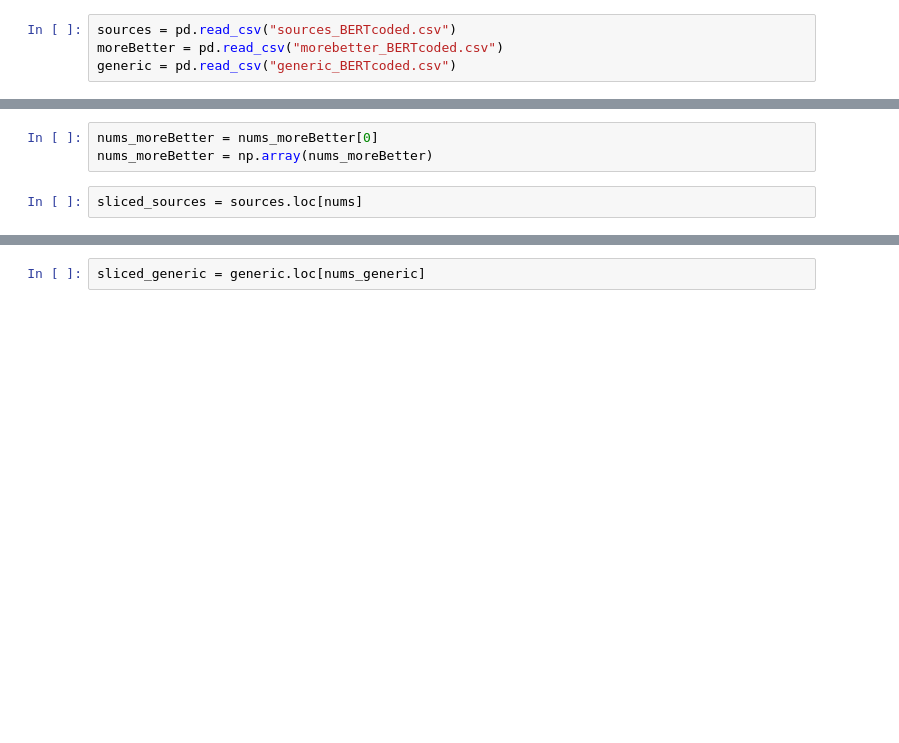
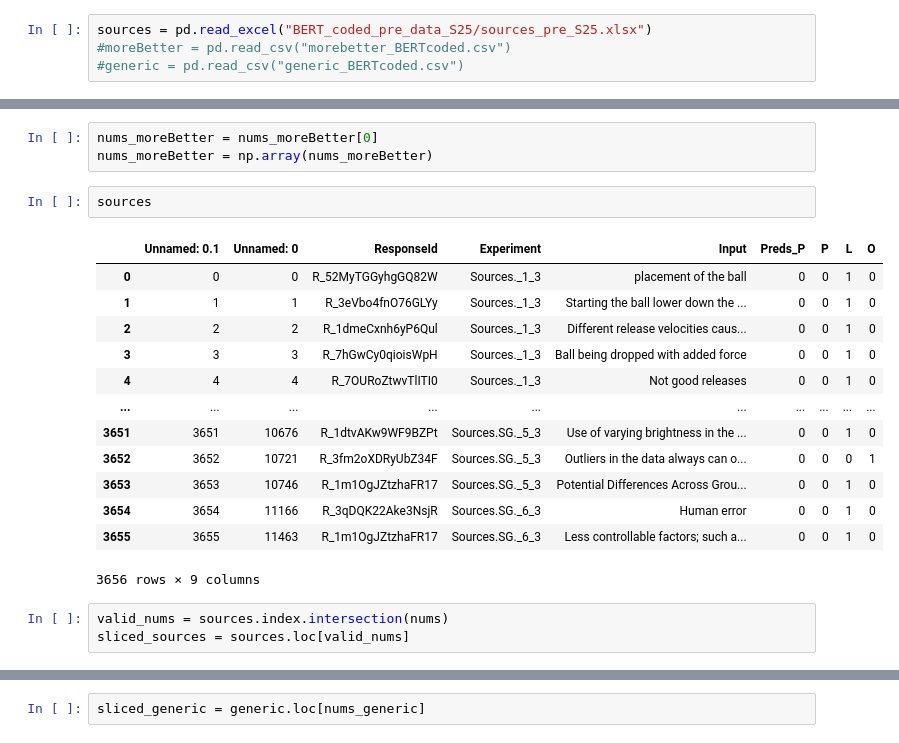
Before and after one commit to rlm854/NLP_quantum_classical_measurement, a Jupyter notebook: RM_BERT_Unc.ipynb, the cells around one changed output, grey strips where cells are left out. Cells and saved outputs as stored; diff of their text form; blank space fills up the shorter version.

```diff
--- a/RM_BERT_Unc.ipynb
+++ b/RM_BERT_Unc.ipynb
@@ -4,7 +4,7 @@ import numpy as np
 import matplotlib.pyplot as plt
 import sklearn.metrics as skm
 # %%
-sources = pd.read_csv("sources_BERTcoded.csv")
-moreBetter = pd.read_csv("morebetter_BERTcoded.csv")
-generic = pd.read_csv("generic_BERTcoded.csv")
+sources = pd.read_excel("BERT_coded_pre_data_S25/sources_pre_S25.xlsx")
+#moreBetter = pd.read_csv("morebetter_BERTcoded.csv")
+#generic = pd.read_csv("generic_BERTcoded.csv")
 # %%
@@ -48,5 +51,22 @@ nums_generic = np.array(nums_generic)
 # %%
 nums_moreBetter = nums_moreBetter[0]
 nums_moreBetter = np.array(nums_moreBetter)
+# %%
+sources
+# %% [output]
+|  | Unnamed: 0.1 | Unnamed: 0 | ResponseId | Experiment | Input | Preds_P | P | L | O |
+| 0 | 0 | 0 | R_52MyTGGyhgGQ82W | Sources._1_3 | placement of the ball | 0 | 0 | 1 | 0 |
+| 1 | 1 | 1 | R_3eVbo4fnO76GLYy | Sources._1_3 | Starting the ball lower down the ... | 0 | 0 | 1 | 0 |
+| 2 | 2 | 2 | R_1dmeCxnh6yP6Qul | Sources._1_3 | Different release velocities caus... | 0 | 0 | 1 | 0 |
+| 3 | 3 | 3 | R_7hGwCy0qioisWpH | Sources._1_3 | Ball being dropped with added force | 0 | 0 | 1 | 0 |
+| 4 | 4 | 4 | R_7OURoZtwvTlITI0 | Sources._1_3 | Not good releases | 0 | 0 | 1 | 0 |
+| ... | ... | ... | ... | ... | ... | ... | ... | ... | ... |
+| 3651 | 3651 | 10676 | R_1dtvAKw9WF9BZPt | Sources.SG._5_3 | Use of varying brightness in the ... | 0 | 0 | 1 | 0 |
+| 3652 | 3652 | 10721 | R_3fm2oXDRyUbZ34F | Sources.SG._5_3 | Outliers in the data always can o... | 0 | 0 | 0 | 1 |
+| 3653 | 3653 | 10746 | R_1m1OgJZtzhaFR17 | Sources.SG._5_3 | Potential Differences Across Grou... | 0 | 0 | 1 | 0 |
+| 3654 | 3654 | 11166 | R_3qDQK22Ake3NsjR | Sources.SG._6_3 | Human error | 0 | 0 | 1 | 0 |
+| 3655 | 3655 | 11463 | R_1m1OgJZtzhaFR17 | Sources.SG._6_3 | Less controllable factors; such a... | 0 | 0 | 1 | 0 |
+3656 rows × 9 columns
 # %%
-sliced_sources = sources.loc[nums]
+valid_nums = sources.index.intersection(nums)
+sliced_sources = sources.loc[valid_nums]
```
Also changed, not shown: parts of 15 cells of this notebook, 2 other files.
